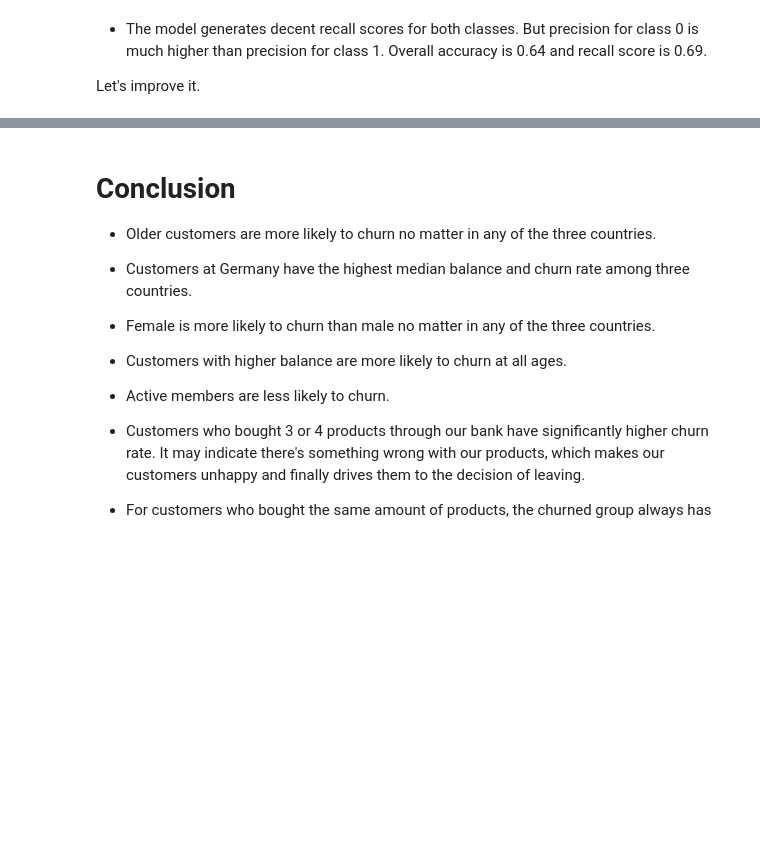
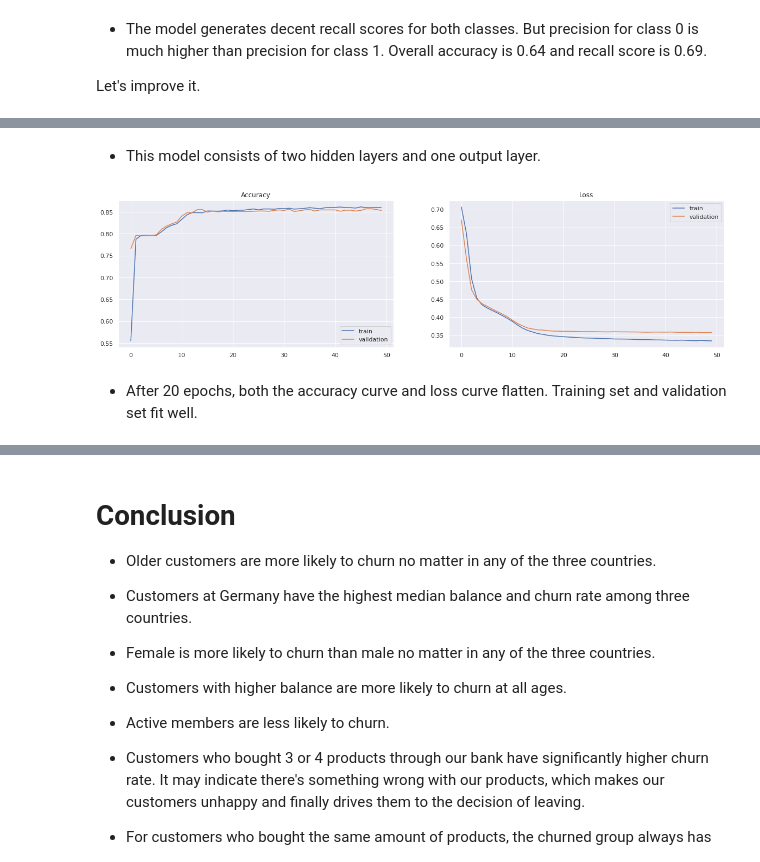
Before and after one commit to liangym2014/Data-science-and-machine-learning, a Jupyter notebook: 7.Bank_Churn.ipynb, the cells around one changed output, grey strips where cells are left out. Saved outputs shown, nothing was run; the diff lists cells and outputs as text; code cells hidden in the pictures; blank space fills up the shorter version.

```diff
--- a/7.Bank_Churn.ipynb
+++ b/7.Bank_Churn.ipynb
@@ -732,0 +734,15 @@ Let's improve it.
+# %%
+# construct a NN with two hidden layers
+model2 = keras.Sequential()
+model2.add(keras.layers.Dense(units = 10, input_dim = X_train.shape[1], activation = "relu", kernel_initializer= "glorot_normal"))
+model2.add(keras.layers.Dense(units = 7, activation = "relu", kernel_initializer= "glorot_normal"))
+model2.add(keras.layers.Dense(units = 1, activation = "sigmoid", kernel_initializer= "glorot_normal"))
+
+# use Adam as optimizer
+optimizer = keras.optimizers.Adam(learning_rate=0.001)
+
+# use binary_crossentropy as loss function and accuracy as metrics
+model2.compile(optimizer = optimizer, loss = "binary_crossentropy", metrics = ["accuracy"])
+
+# batch size set to 64, run 50 epochs
+history = model2.fit(X_train, y_train,batch_size=64, epochs=50, validation_data=(X_valid, y_valid), validation_batch_size = 64)
@@ -732,0 +786,8 @@ Let's improve it.
+# %% [markdown]
+- This model consists of two hidden layers and one output layer.
+# %%
+iteration_loss(history)
+# %% [output]
+[figure, added]
+# %% [markdown]
+- After 20 epochs, both the accuracy curve and loss curve flatten. Training set and validation set fit well.
```
Also changed, not shown: parts of 38 cells of this notebook.
